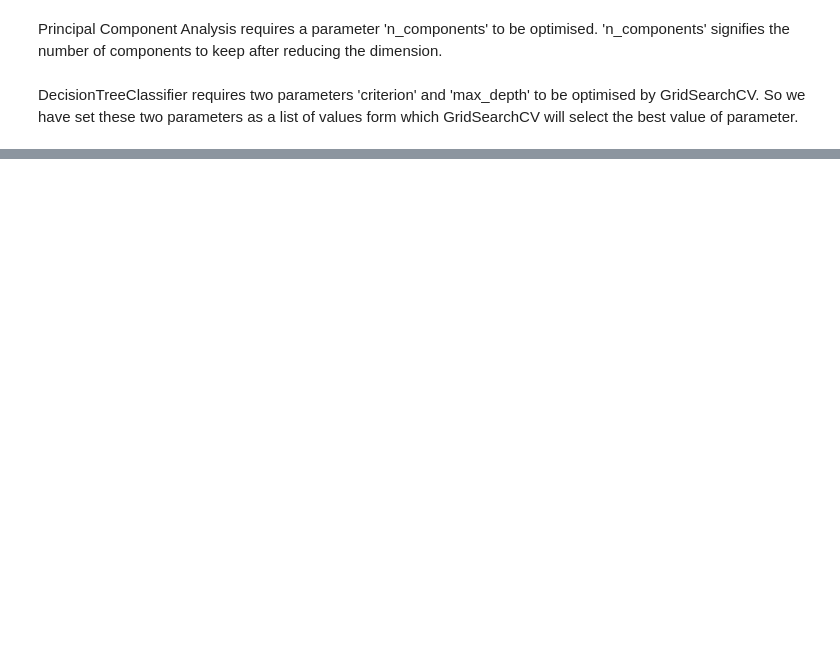
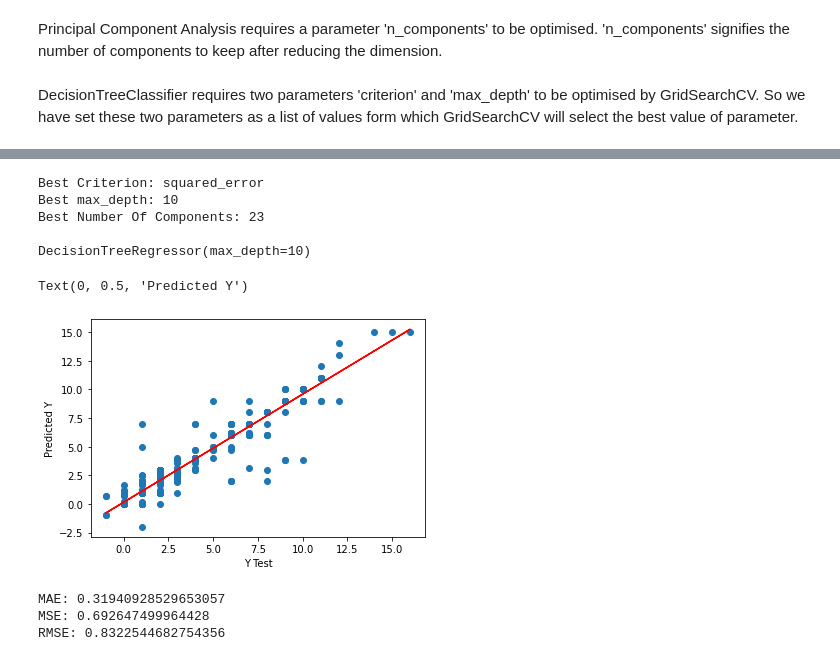
Before and after one commit to hledwards33/FPL_Predictive_Team_Selection, a Jupyter notebook: Goalkeeper Model.ipynb, the cells around one changed output, grey strips where cells are left out. Drawn from its saved outputs; the diff is of its cells as text; code cells hidden in the pictures; blank space fills up the shorter version.

Commit message:
Finished Decision Tree Model

```diff
--- a/Goalkeeper Model.ipynb
+++ b/Goalkeeper Model.ipynb
@@ -642,0 +649,31 @@ print(); print(dtree_opt.best_estimator_.get_params()['dtree_opt'])
+# %%
+print('Best Criterion:', dtree_opt.best_estimator_.get_params()['dtree__criterion'])
+print('Best max_depth:', dtree_opt.best_estimator_.get_params()['dtree__max_depth'])
+print('Best Number Of Components:', dtree_opt.best_estimator_.get_params()['pca__n_components'])
+print(); print(dtree_opt.best_estimator_.get_params()['dtree'])
+# %% [output]
+Best Criterion: squared_error
+Best max_depth: 10
+Best Number Of Components: 23
+
+DecisionTreeRegressor(max_depth=10)
+# %%
+predictions = dtree_opt.predict(X_test)
+# %%
+m, b = np.polyfit(y_test, predictions, 1)
+
+plt.scatter(y_test,predictions)
+plt.plot(y_test, m * y_test + b, 'r')
+plt.xlabel('Y Test')
+plt.ylabel('Predicted Y')
+# %% [output]
+Text(0, 0.5, 'Predicted Y')
+[figure, added]
+# %%
+print('MAE:', metrics.mean_absolute_error(y_test, predictions))
+print('MSE:', metrics.mean_squared_error(y_test, predictions))
+print('RMSE:', np.sqrt(metrics.mean_squared_error(y_test, predictions)))
+# %% [output]
+MAE: 0.31940928529653057
+MSE: 0.692647499964428
+RMSE: 0.8322544682754356
```
Also changed, not shown: parts of 15 cells of this notebook.
